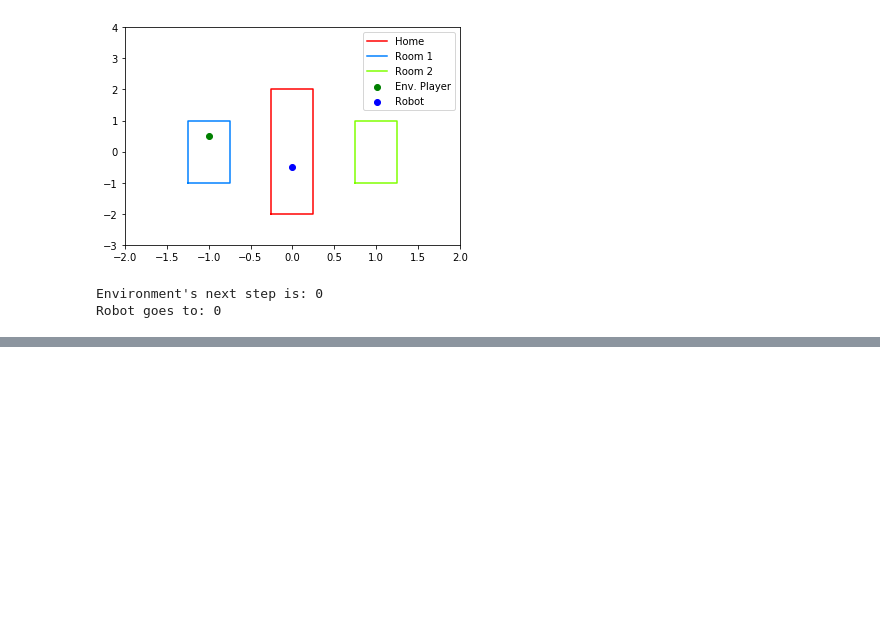
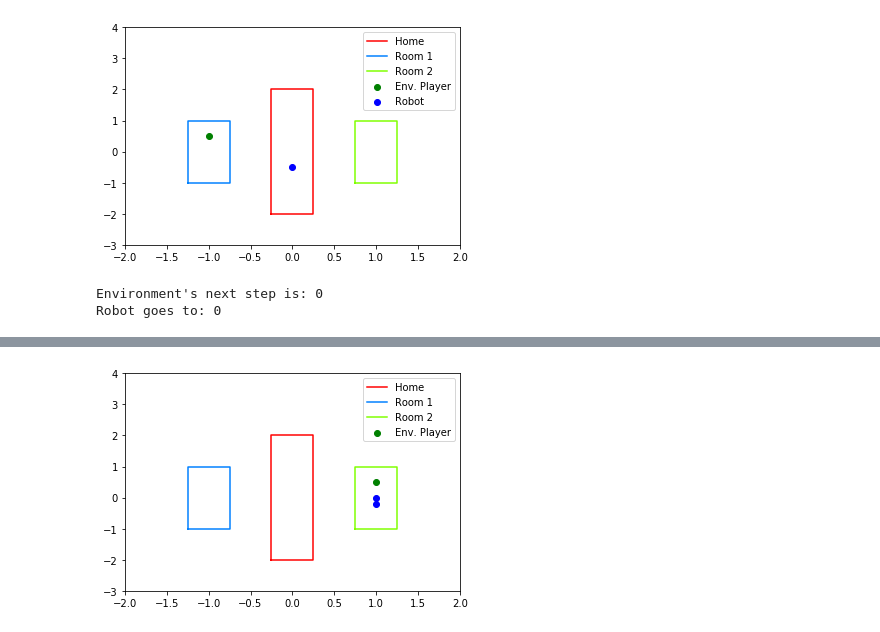
Before and after one commit to juniorsundar/research_practice, a Jupyter notebook: Specification_for_Robot.ipynb, the cells around one changed output, grey strips where cells are left out. Saved outputs shown, nothing was run; the diff lists cells and outputs as text; code cells hidden in the pictures; blank space fills up the shorter version.

```diff
--- a/Specification_for_Robot.ipynb
+++ b/Specification_for_Robot.ipynb
@@ -223,0 +335,15 @@ Robot goes to: 0
+# %%
+aut.qinit = '\E \A'
+aut.moore = True
+aut.plus_one = True
+
+z, yij, xijk = gr1.solve_streett_game(aut)
+gr1.make_streett_transducer(z, yij, xijk, aut)
+aut.varlist['sys'].append('_goal')
+aut.prime_varlists()
+# enumerate
+g = enum.action_to_steps(aut, 'env', 'impl', qinit=aut.qinit)
+h, _ = sym_enum._format_nx(g)
+pd = nx.drawing.nx_pydot.to_pydot(h)
+pd.write_pdf('dual_game_states_omega.pdf')
+PDF('dual_game_states_omega.pdf',size=(900,900))
@@ -223,0 +354,73 @@ Robot goes to: 0
+# %%
+import matplotlib.pyplot as plt
+from IPython.display import clear_output
+import time
+
+turn = 1
+node = 0
+active = 1
+activeR = -1
+pos = [0,0]
+posR = [0,0]
+
+run = True  #set active == 0 to exit loop
+while run:
+    plt.axis([-2,2,-3,4])
+    plt.plot([-.25,.25,.25,-.25,-.25],[-2,-2,2,2,-2],c='red')
+    plt.plot([-1.25,-.75,-.75,-1.25,-1.25],[-1,-1,1,1,-1],c=(0,0.5,1))
+    plt.plot([.75,1.25,1.25,.75,.75],[-1,-1,1,1,-1],c=(0.5,1,0))
+
+    # environment
+    plt.scatter([activeR],[0.5],c='green')
+    # system
+    for i in range(len(posR)):
+        plt.scatter(posR[i],[0-.2*i],c='blue')
+    plt.legend(['Home','Room 1','Room 2','Env. Player'])
+    plt.show()
+
+    turn = g._node.get(node)['turn']
+    print("turn: {}".format(turn))
+
+    if turn == 1:
+        active = int(input("Environment's next step is: "))
+        successors = list(g._succ[node].keys())
+        if active == 1:
+            activeR = -1
+            for suc in successors:
+                if g._node.get(suc)['active'] == 1:
+                    node = suc
+        elif active == 2:
+            activeR = 1
+            for suc in successors:
+                if g._node.get(suc)['active'] == 2:
+                    node = suc
+        elif active == 0:   #set active == 0 to exit loop
+            run = False
+    plt.close()
+
+
+    if turn == 2:
+        temp = list(g._succ[node].keys())
+        node = temp[0]
+        pos[0] = int(g._node.get(node)['pos1'])
+        print("Environment in room: {}".format(active))
+    elif turn == 3:
+        temp = list(g._succ[node].keys())
+        node = temp[0]
+        pos[1] = int(g._node.get(node)['pos2'])
+        print("Environment in room: {}".format(active))
+
+    print("Robot 1 in room: {}".format(pos[0]))
+    print("Robot 2 in room: {}".format(pos[1]))
+
+    for i in range(len(pos)):
+        if pos[i] == 0:
+            posR[i] = 0
+        elif pos[i] == 1:
+            posR[i] = -1
+        elif pos[i] == 2:
+            posR[i] = 1
+    time.sleep(2)
+    clear_output(wait=True)
+# %% [output]
+[figure, added]
```
Also changed, not shown: parts of 15 cells of this notebook, 5 other files.
